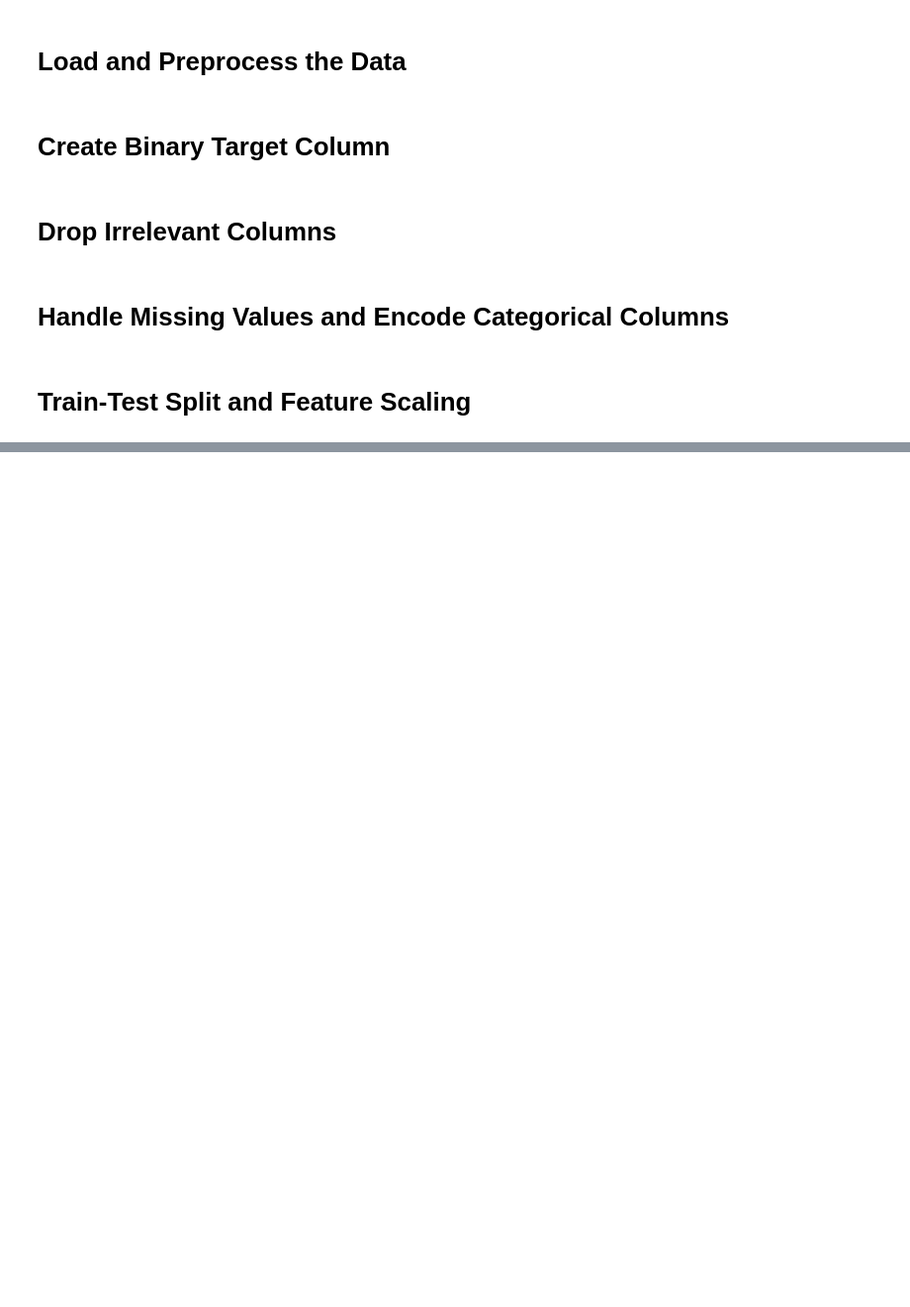
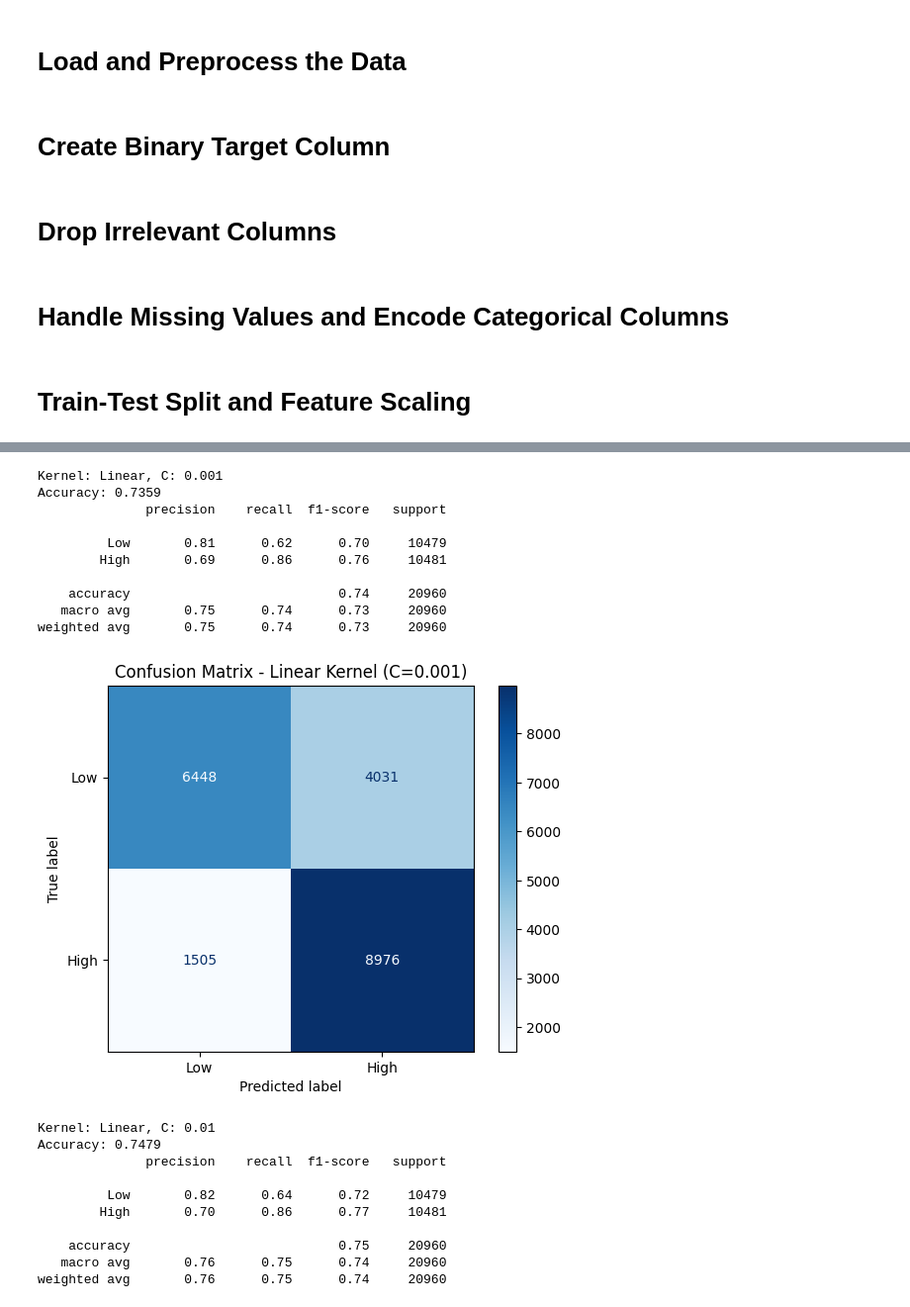
Before and after one commit to AkhilaAnnireddy/Machine_learning_project, a Jupyter notebook: Models/svm_model_impl.ipynb, the cells around one changed output, grey strips where cells are left out. Shown: that part at 99% size. Cells and saved outputs as stored; diff of their text form; code cells hidden in the pictures; blank space fills up the shorter version.

```diff
--- a/Models/svm_model_impl.ipynb
+++ b/Models/svm_model_impl.ipynb
@@ -142,14 +83,0 @@ The SVM model with a polynomial kernel achieved an accuracy of approximately 73.
-# %%
-# Train SVM with RBF kernel
-svm_rbf = SVC(kernel='rbf', C=1, gamma='scale')
-svm_rbf.fit(X_train_scaled, y_train)
-
-# Predict and evaluate
-y_pred_rbf = svm_rbf.predict(X_test_scaled)
-print("SVM (RBF Kernel) Accuracy:", accuracy_score(y_test, y_pred_rbf))
-print(classification_report(y_test, y_pred_rbf, target_names=["Low", "High"]))
-
-# Confusion Matrix
-ConfusionMatrixDisplay.from_predictions(y_test, y_pred_rbf, display_labels=["Low", "High"], cmap="Greens")
-plt.title("Confusion Matrix - SVM (RBF Kernel)")
-plt.show()
@@ -190,0 +84,66 @@ The bar graph provides a visual comparison of the classification accuracy across
+# %%
+kernels = ['linear', 'poly', 'rbf']
+C_values = [0.001, 0.01, 0.1]   # Smaller C values
+
+# Dictionary to store accuracies for comparison
+accuracies = {}
+
+for kernel in kernels:
+    accuracies[kernel] = []
+    for C in C_values:
+        print(f'\nKernel: {kernel.capitalize()}, C: {C}')
+
+        # Create and train the SVM model
+        svm_model = SVC(kernel=kernel, C=C, gamma='scale')
+        svm_model.fit(X_train_scaled, y_train)
+
+        # Predict using the model
+        y_pred = svm_model.predict(X_test_scaled)
+
+        # Evaluate accuracy
+        acc = accuracy_score(y_test, y_pred)
+        accuracies[kernel].append(acc)
+        print(f'Accuracy: {acc:.4f}')
+
+        # Classification report
+        print(classification_report(y_test, y_pred, target_names=['Low', 'High']))
+
+        # Confusion matrix
+        ConfusionMatrixDisplay.from_predictions(y_test, y_pred, display_labels=['Low', 'High'], cmap='Blues')
+        plt.title(f'Confusion Matrix - {kernel.capitalize()} Kernel (C={C})')
+        plt.show()
+
+# Accuracy Comparison Plot
+fig, ax = plt.subplots(figsize=(10, 6))
+for kernel in kernels:
+    ax.plot(C_values, accuracies[kernel], marker='o', label=f'{kernel.capitalize()} Kernel')
+
+ax.set_xscale('log')
+ax.set_xlabel('C Value (Log Scale)')
+ax.set_ylabel('Accuracy')
+ax.set_title('SVM Kernel Accuracy Comparison')
+ax.legend()
+plt.grid(True)
+plt.show()
+# %% [output]
+Kernel: Linear, C: 0.001
+Accuracy: 0.7359
+              precision    recall  f1-score   support
+
+         Low       0.81      0.62      0.70     10479
+        High       0.69      0.86      0.76     10481
+
+    accuracy                           0.74     20960
+   macro avg       0.75      0.74      0.73     20960
+weighted avg       0.75      0.74      0.73     20960
+[figure, added]
+Kernel: Linear, C: 0.01
+Accuracy: 0.7479
+              precision    recall  f1-score   support
+
+         Low       0.82      0.64      0.72     10479
+        High       0.70      0.86      0.77     10481
+
+    accuracy                           0.75     20960
+   macro avg       0.76      0.75      0.74     20960
+weighted avg       0.76      0.75      0.74     20960
```
Also changed, not shown: parts of 13 cells of this notebook, 21 other files.
